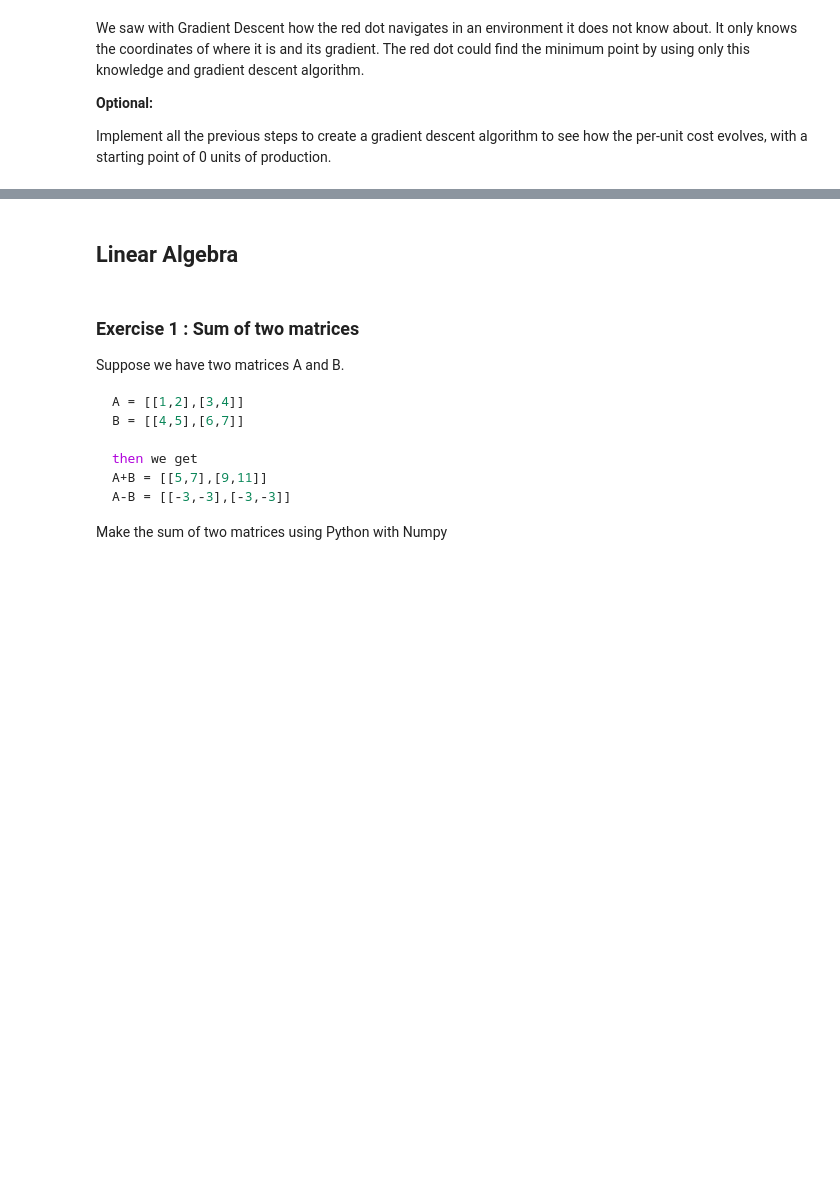
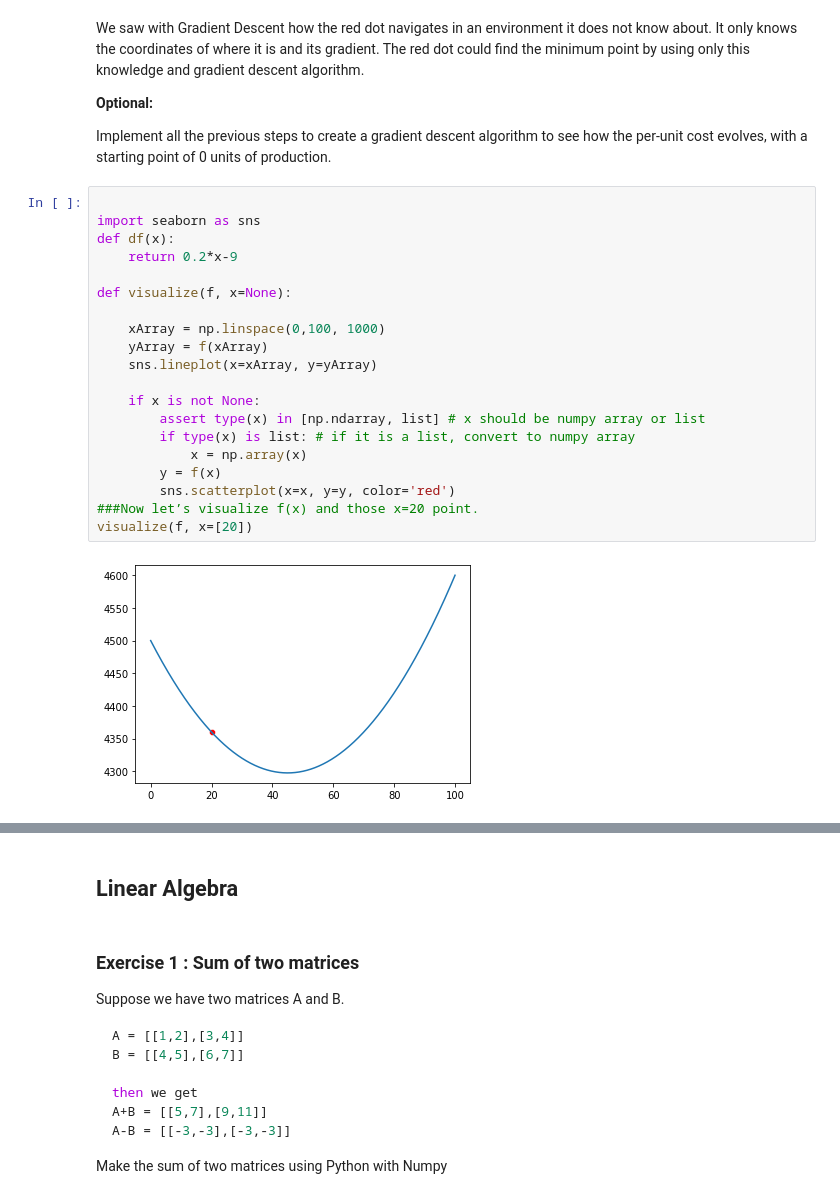
Before and after one commit to camidelgado/calculus-and-algebra-problems-with-python, a Jupyter notebook: problems.ipynb, the cells around one changed output, grey strips where cells are left out. Saved outputs shown, nothing was run; the diff lists cells and outputs as text; blank space fills up the shorter version.

```diff
--- a/problems.ipynb
+++ b/problems.ipynb
@@ -227,3 +283,25 @@ We saw with Gradient Descent how the red dot navigates in an environment it does
 **Optional:**
 
 Implement all the previous steps to create a gradient descent algorithm to see how the per-unit cost evolves, with a starting point of 0 units of production.
+# %%
+
+import seaborn as sns
+def df(x):
+    return 0.2*x-9
+
+def visualize(f, x=None):
+
+    xArray = np.linspace(0,100, 1000)
+    yArray = f(xArray)
+    sns.lineplot(x=xArray, y=yArray)
+
+    if x is not None:
+        assert type(x) in [np.ndarray, list] # x should be numpy array or list
+        if type(x) is list: # if it is a list, convert to numpy array
+            x = np.array(x)
+        y = f(x)
+        sns.scatterplot(x=x, y=y, color='red')
+###Now let’s visualize f(x) and those x=20 point.
+visualize(f, x=[20])
+# %% [output]
+[figure, added]
```
Also changed, not shown: parts of 17 cells of this notebook.
